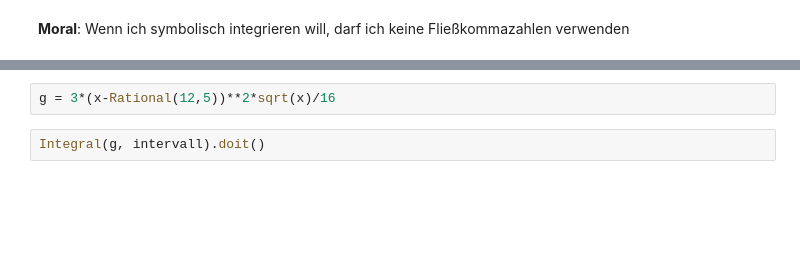
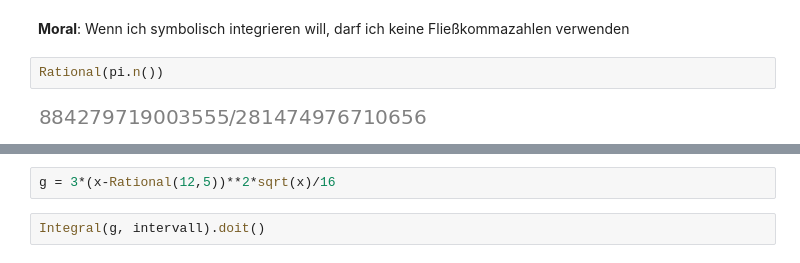
Before and after one commit to Ruediger-Braun/compana22, a Jupyter notebook: Lektion07.ipynb, the cells around one changed output, grey strips where cells are left out. Drawn from its saved outputs; the diff is of its cells as text; blank space fills up the shorter version.

```diff
--- a/Lektion07.ipynb
+++ b/Lektion07.ipynb
@@ -53,4 +71,8 @@ Integral(g, intervall).n()
 # %% [markdown]
 **Moral**:  Wenn ich symbolisch integrieren will, darf ich keine Fließkommazahlen verwenden
+# %%
+Rational(pi.n())
+# %% [output]
+[figure, added]
 # %%
 Rational(0.1875)
```
Also changed, not shown: parts of 58 cells of this notebook.
